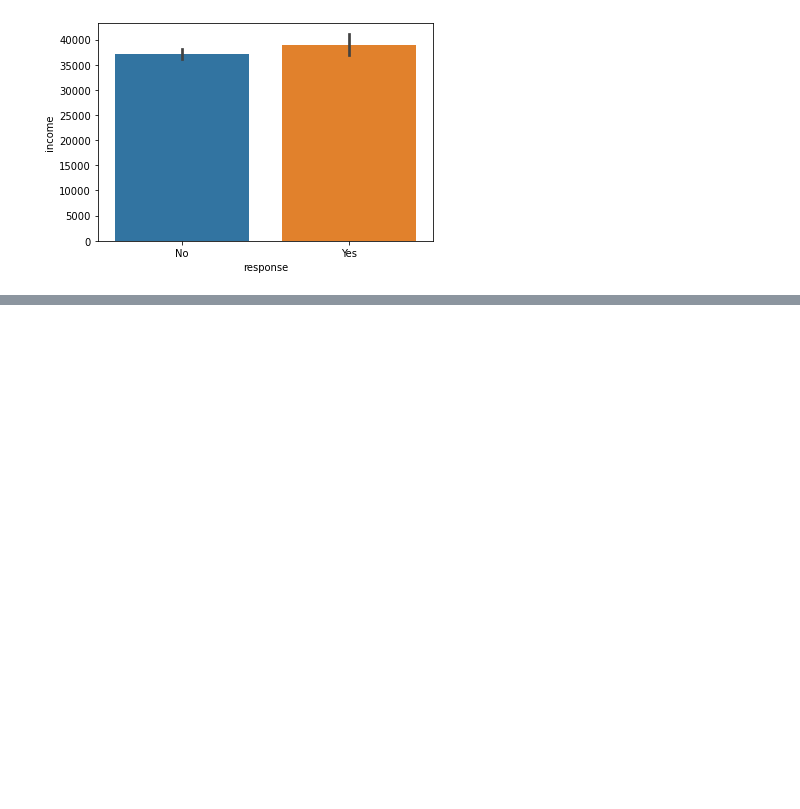
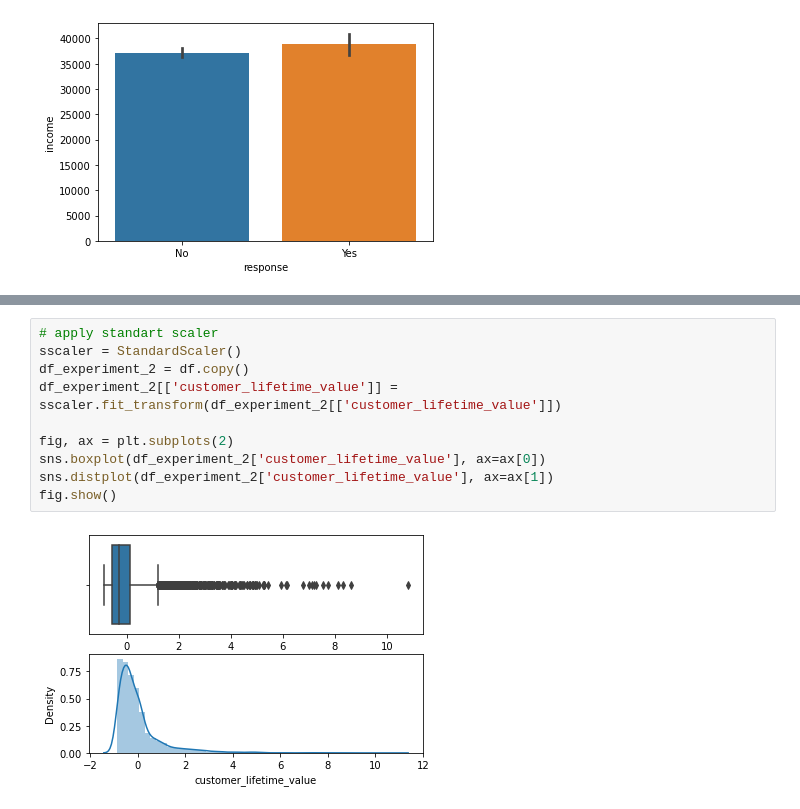
Before and after one commit to nataschaberg/lab-customer-analysis, a Jupyter notebook: exercises/data_cleaning_round_2.ipynb, the cells around one changed output, grey strips where cells are left out. Saved outputs shown, nothing was run; the diff lists cells and outputs as text; blank space fills up the shorter version.

```diff
--- a/exercises/data_cleaning_round_2.ipynb
+++ b/exercises/data_cleaning_round_2.ipynb
@@ -348,0 +376,12 @@ plt.show()
+# %%
+# apply standart scaler
+sscaler = StandardScaler()
+df_experiment_2 = df.copy()
+df_experiment_2[['customer_lifetime_value']] = sscaler.fit_transform(df_experiment_2[['customer_lifetime_value']])
+
+fig, ax = plt.subplots(2)
+sns.boxplot(df_experiment_2['customer_lifetime_value'], ax=ax[0])
+sns.distplot(df_experiment_2['customer_lifetime_value'], ax=ax[1])
+fig.show()
+# %% [output]
+[figure, added]
```
Also changed, not shown: parts of 35 cells of this notebook.
